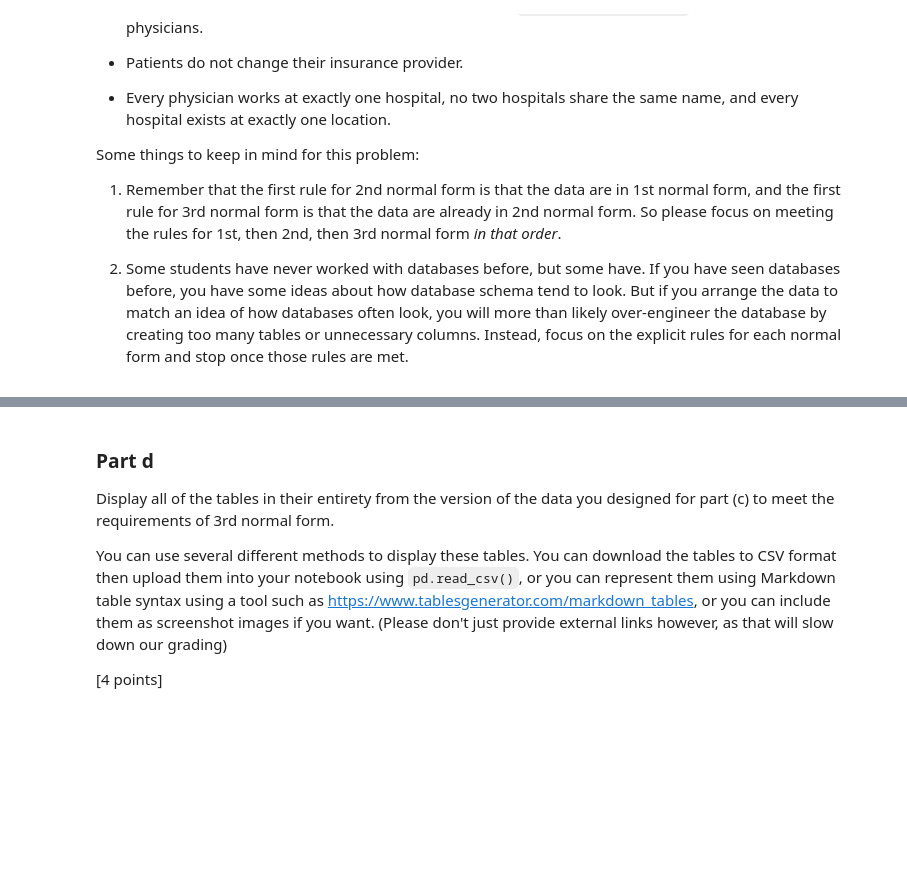
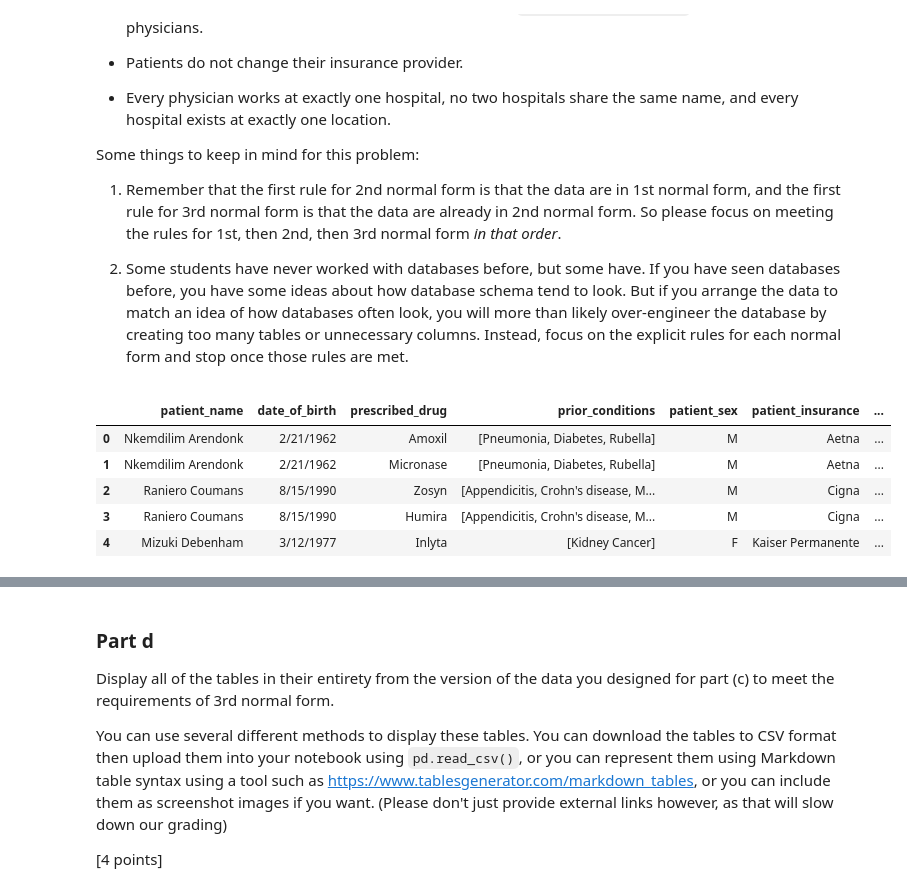
Before and after one commit to vep5ye/ds6001databases, a Jupyter notebook: labassignment6.ipynb, the cells around one changed output, grey strips where cells are left out. Drawn from its saved outputs; the diff is of its cells as text; code cells hidden in the pictures; blank space fills up the shorter version.

```diff
--- a/labassignment6.ipynb
+++ b/labassignment6.ipynb
@@ -248,6 +255,16 @@ Some things to keep in mind for this problem:
 1. Remember that the first rule for 2nd normal form is that the data are in 1st normal form, and the first rule for 3rd normal form is that the data are already in 2nd normal form. So please focus on meeting the rules for 1st, then 2nd, then 3rd normal form *in that order*.
 
 2. Some students have never worked with databases before, but some have. If you have seen databases before, you have some ideas about how database schema tend to look. But if you arrange the data to match an idea of how databases often look, you will more than likely over-engineer the database by creating too many tables or unnecessary columns. Instead, focus on the explicit rules for each normal form and stop once those rules are met.
+# %%
+patients = pd.read_csv('Patient prescriptions - Data.csv')
+patients.head()
+# %% [output]
+|  | patient_name | date_of_birth | prescribed_drug | prior_conditions | patient_sex | patient_insurance | ... |
+| 0 | Nkemdilim Arendonk | 2/21/1962 | Amoxil | [Pneumonia, Diabetes, Rubella] | M | Aetna | ... |
+| 1 | Nkemdilim Arendonk | 2/21/1962 | Micronase | [Pneumonia, Diabetes, Rubella] | M | Aetna | ... |
+| 2 | Raniero Coumans | 8/15/1990 | Zosyn | [Appendicitis, Crohn's disease, M... | M | Cigna | ... |
+| 3 | Raniero Coumans | 8/15/1990 | Humira | [Appendicitis, Crohn's disease, M... | M | Cigna | ... |
+| 4 | Mizuki Debenham | 3/12/1977 | Inlyta | [Kidney Cancer] | F | Kaiser Permanente | ... |
 # %% [markdown]
 
 ### Part a
```
Also changed, not shown: parts of 11 cells of this notebook, 3 other files.
